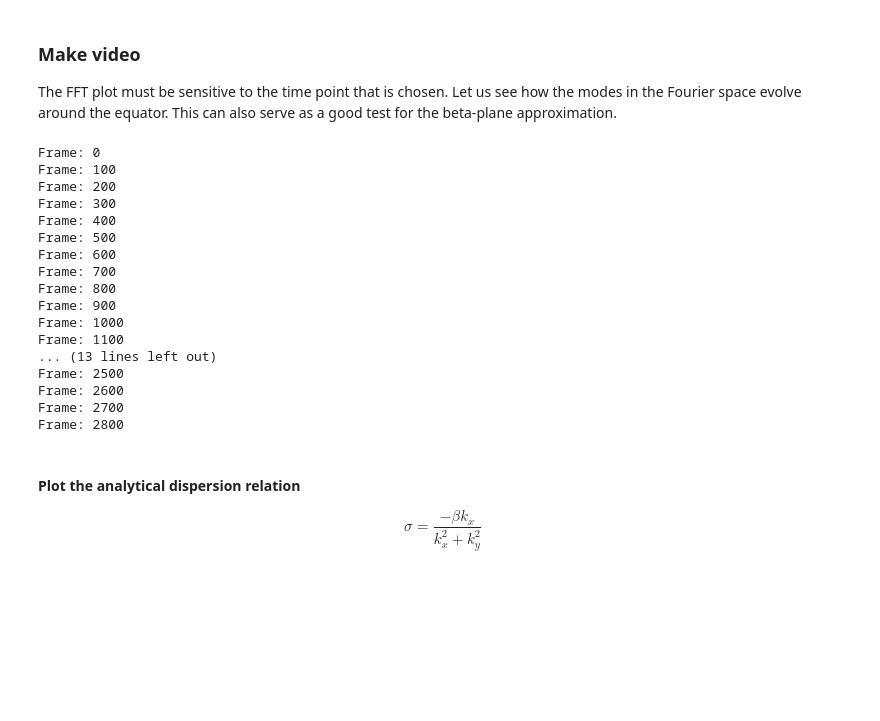
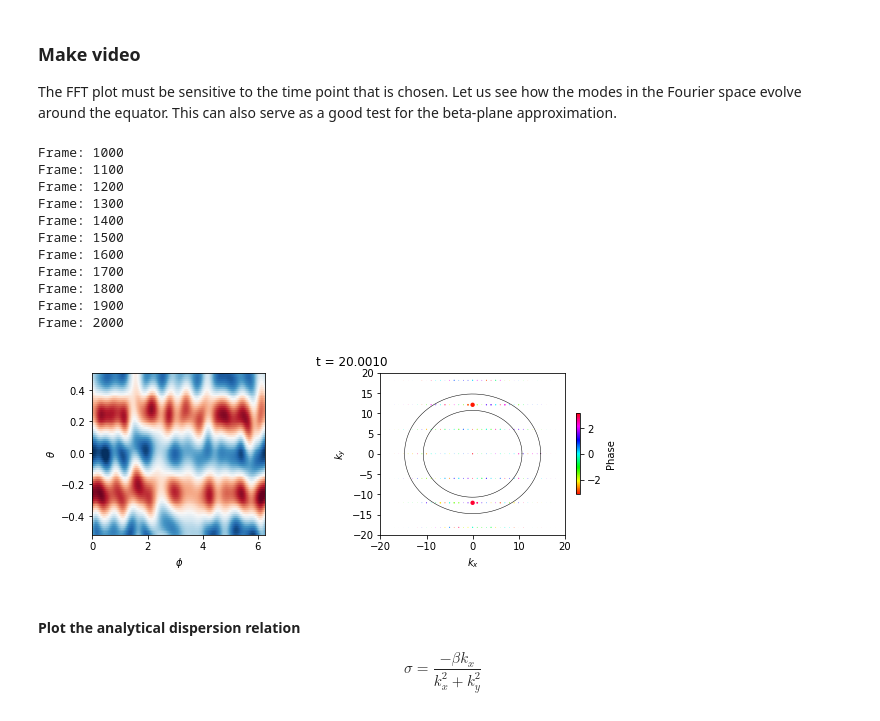
Before and after one commit to rohitsupekar/active_matter_spheres, a Jupyter notebook: scripts/jupyter/find_phase_speed.ipynb, the cells around one changed output. Cells and saved outputs as stored; diff of their text form; code cells hidden in the pictures; blank space fills up the shorter version.

```diff
--- a/scripts/jupyter/find_phase_speed.ipynb
+++ b/scripts/jupyter/find_phase_speed.ipynb
@@ -407,11 +406,11 @@ FPS = 15
 metadata = dict(title='Movie', artist='Matplotlib', comment='Movie support!')
 writer = FFMpegWriter(fps=FPS, metadata=metadata)
 edgecolor = 'k'
-axes1 = plt.axes((0.1, 0.1, 0.4, 0.8))
-axes4 = plt.axes((0.5, 0.1, 0.4, 0.8))
+axes1 = plt.axes((0.05, 0.15, 0.3, 0.75))
+axes2 = plt.axes((0.55, 0.15, 0.4, 0.75))
 
-first_frame = 0
-last_frame = 3000
+first_frame = 1000
+last_frame = 2000
 
 #plot the most unstable mode
 γ0, γ2, γ4 = get_gammas(4, 1)
@@ -437,63 +436,59 @@ with writer.saving(fig, "../videos/sphere110_beta_plane.mp4", dpi):
         # Create plots
         if i == first_frame:
 
-            plt.subplot(121)
-            image1 = plt.pcolor(phi, th[th_inds], om[i, :, th_inds], vmax=om_max, vmin=-om_max, cmap='RdBu_r')
-            plt.xlabel(r'$\phi$'); plt.ylabel(r'$\theta$');
+            #first plot
+            image1 = axes1.pcolormesh(phi, th[th_inds], om[i, :, th_inds], \
+                                      vmax=0.6*om_max, vmin=-0.6*om_max, cmap='RdBu_r')
+            axes1.set_xlabel(r'$\phi$'); axes1.set_ylabel(r'$\theta$');
 
-            plt.subplot(122)
-            image2 = plt.scatter(kxkx.flatten(), kyky.flatten(), mag_fac**mag.flatten(), \
+            #second plot
+            image2 = axes2.scatter(kxkx.flatten(), kyky.flatten(), mag_fac**mag.flatten(), \
             c=phase.flatten(), edgecolor='none', cmap = 'hsv')
-            plt.ylim([-20, 20])
-            plt.xlim([-20, 20])
-            clb = fig.colorbar(img, shrink=0.5)
+            axes2.set_ylim([-20, 20])
+            axes2.set_xlim([-20, 20])
+            clb = fig.colorbar(image2, shrink=0.5)
             clb.set_label('Phase')
-            plt.plot(k_m*np.cos(th_temp), k_m*np.sin(th_temp), 'k', linewidth=0.5)
-            plt.plot(k_p*np.cos(th_temp), k_p*np.sin(th_temp), 'k', linewidth=0.5)
+            axes2.plot(k_m*np.cos(th_temp), k_m*np.sin(th_temp), 'k', linewidth=0.5)
+            axes2.plot(k_p*np.cos(th_temp), k_p*np.sin(th_temp), 'k', linewidth=0.5)
+            axes2.set_xlabel(r'$k_x$');
+            axes2.set_ylabel(r'$k_y$')
+
             title = fig.suptitle('t = %.4f' %time)
-            plt.xlabel(r'$k_x$');
-            plt.ylabel(r'$k_y$')
-
-            plt.tight_layout()
+            #plt.tight_layout()
 
 
             #image2 = plt.pcolor(phi_freq, th_freq, om_fft_abs)
             #plt.colorbar();
             #plt.clim([0.01*np.max(om_fft_abs), np.max(om_fft_abs)])
             #plt.axis('scaled')
             #plt.ylim([-50, 50]); plt.xlim([-50, 50])
 
             #plt.plot(k_m*np.cos(th_temp), k_m*np.sin(th_temp), 'k', linewidth=0.5)
             #plt.plot(k_p*np.cos(th_temp), k_p*np.sin(th_temp), 'k', linewidth=0.5)
 
         # Update plot
         else:
             image1.set_array(om[i, :, th_inds][:-1,:-1].ravel())
             image2.set_sizes(mag_fac*mag.flatten())
             image2.set_array(phase.flatten())
 
             title.set_text('t = %.4f' %time)
 
 
         writer.grab_frame()
 # %% [output]
-Frame: 0
-Frame: 100
-Frame: 200
-Frame: 300
-Frame: 400
-Frame: 500
-Frame: 600
-Frame: 700
-Frame: 800
-Frame: 900
 Frame: 1000
 Frame: 1100
-... (13 lines left out)
-Frame: 2500
-Frame: 2600
-Frame: 2700
-Frame: 2800
+Frame: 1200
+Frame: 1300
+Frame: 1400
+Frame: 1500
+Frame: 1600
+Frame: 1700
+Frame: 1800
+Frame: 1900
+Frame: 2000
+[figure, added]
 # %%
 theta_window = 60 #total window size over which to do fft
 lat = (np.pi/2 - theta) * 180 / np.pi
```
Also changed, not shown: parts of 1 cell of this notebook, 3 other files.
